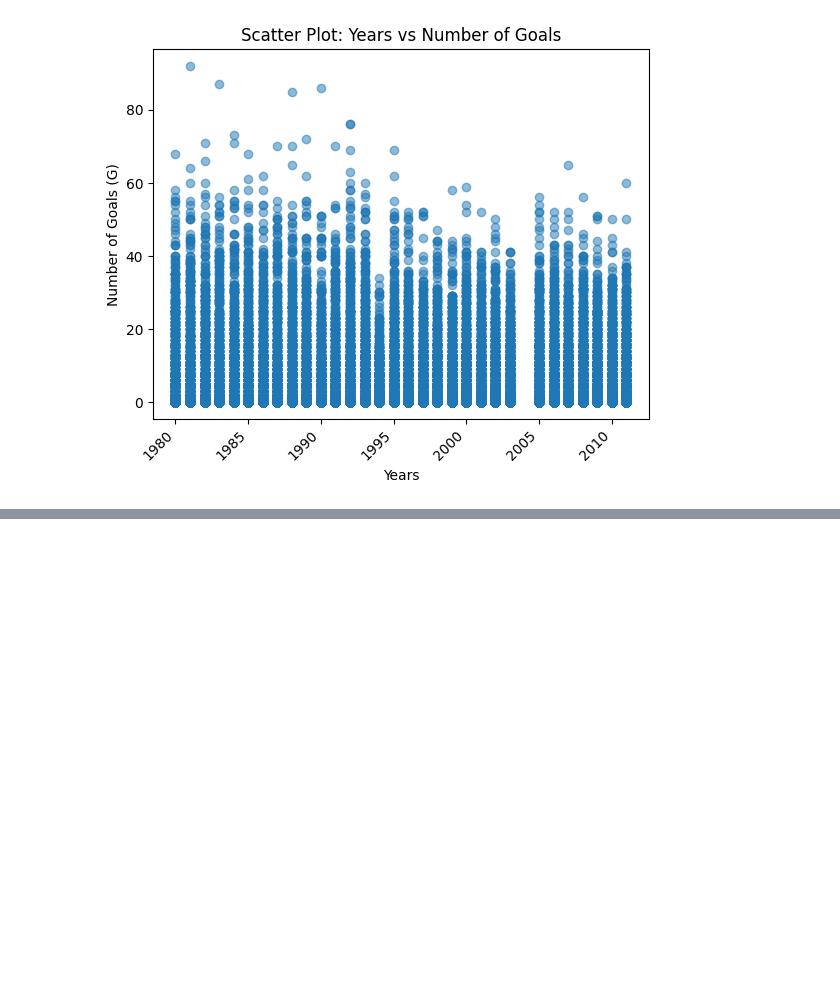
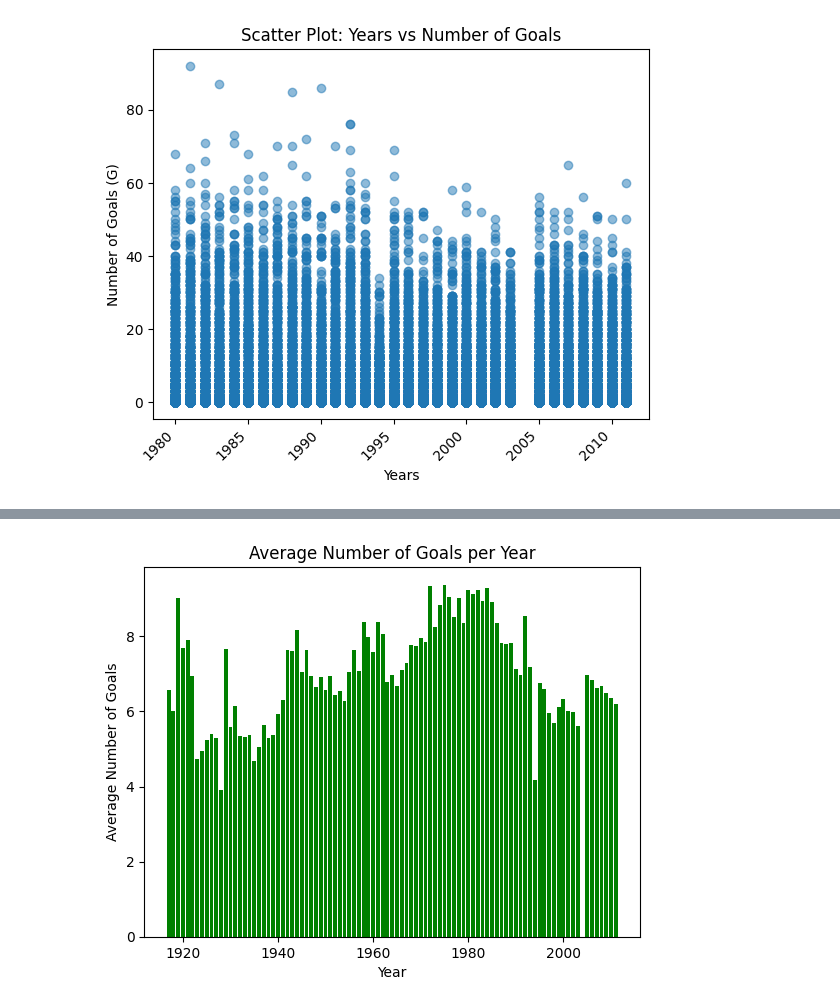
Before and after one commit to samwallach7/Project1-DELTS, a Jupyter notebook: project_1.ipynb, the cells around one changed output, grey strips where cells are left out. Cells and saved outputs as stored; diff of their text form; code cells hidden in the pictures; blank space fills up the shorter version.

```diff
--- a/project_1.ipynb
+++ b/project_1.ipynb
@@ -139,3 +116,7 @@ plt.xticks(rotation=45, ha='right')
 plt.show()
 # %% [output]
 [figure]
+# %%
+yearly_goal_avg = pd.DataFrame(clean_data.groupby('year')['G'].mean().reset_index())
+
+yearly_goal_avg
@@ -141,0 +137,8 @@ plt.show()
+# %%
+plt.bar(yearly_goal_avg['year'], yearly_goal_avg['G'], color='green')
+plt.xlabel('Year')
+plt.ylabel('Average Number of Goals')
+plt.title('Average Number of Goals per Year')
+plt.show()
+# %% [output]
+[figure, added]
```
Also changed, not shown: parts of 7 cells of this notebook.
